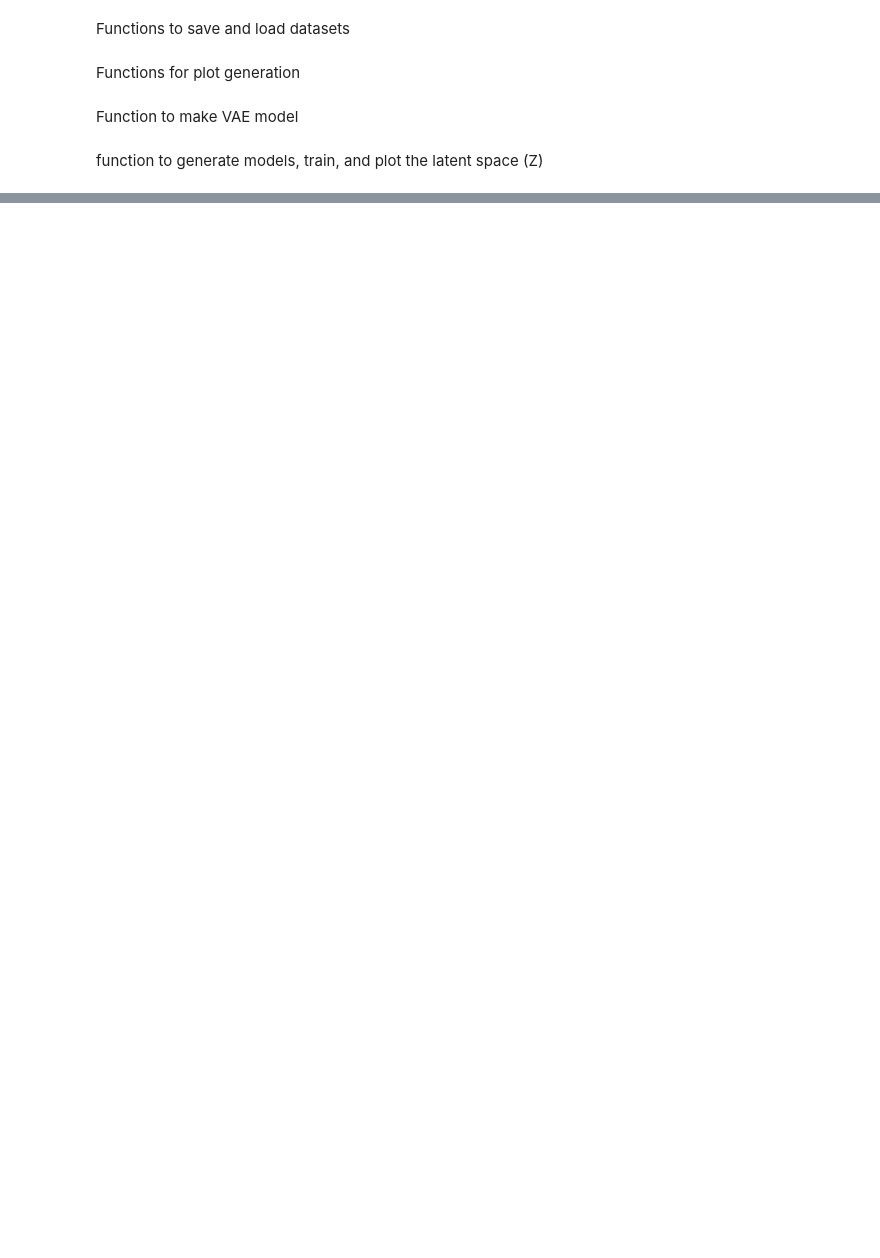
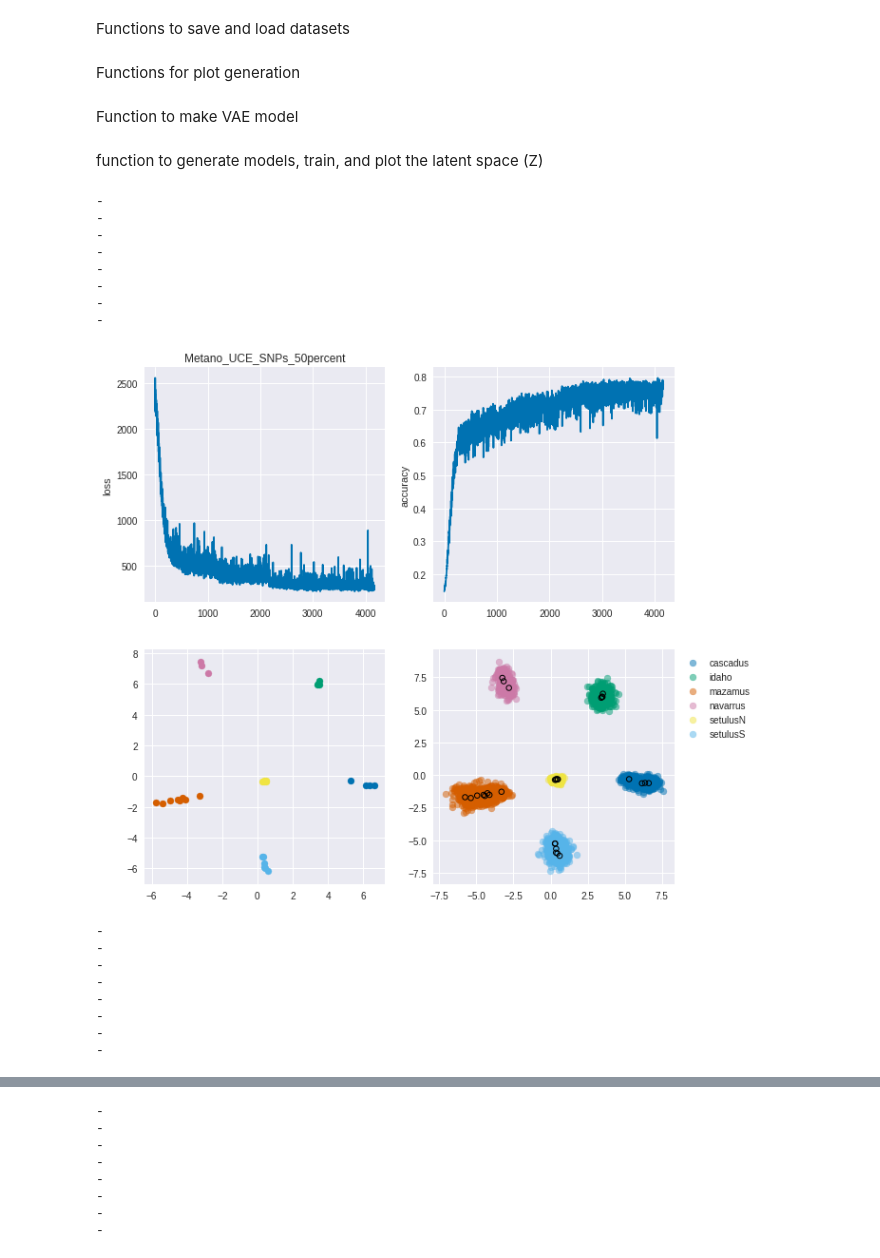
Before and after one commit to sokrypton/sp_deli, a Jupyter notebook: sp_deli_final.ipynb, the cells around one changed output, grey strips where cells are left out. Cells and saved outputs as stored; diff of their text form; code cells hidden in the pictures; blank space fills up the shorter version.

```diff
--- a/sp_deli_final.ipynb
+++ b/sp_deli_final.ipynb
@@ -157,12 +159,12 @@ def mk_model(
 
       # sigma (or standard deviation), keeping close to 1
       # mu (or mean), keeping close to 0
-      kl_loss = kl_weight * K.sum(K.square(Z_mu) + K.square(Z_sigma) - Z_log_sigma_sq - 1.0, axis=-1)
+      kl_loss = K.sum(K.square(Z_mu) + K.square(Z_sigma) - Z_log_sigma_sq - 1.0, axis=-1)
 
       # reconstruction (categorical crossentropy)
       recon = K.sum(keras.metrics.categorical_crossentropy(x_in,x_out) * mask, axis=-1)
 
-      return K.mean(recon + kl_loss)
+      return K.mean(recon + kl_loss * kl_weight)
     return loss
 
   def acc(x_true,x_pred):
@@ -208,7 +210,12 @@ def do_it(data):
 
     for vae in (vae0,vae1):
       print("-")
-      his = vae.fit_generator(gen(batch_size), steps_per_epoch=steps, epochs=epochs, verbose=False)
+      his = vae.fit_generator(
+          gen(batch_size),
+          steps_per_epoch=steps,
+          epochs=epochs,
+          verbose=False
+      )
       loss_history += list(his.history['loss'])
       acc_history += list(his.history['acc'])
 
@@ -232,9 +239,27 @@ def do_it(data):
 # %%
 data_sets = [
     "Metano_UCE_SNPs_50percent.txt",
     "Metano_UCE_SNPs_70percent.txt",
     "Phrynosoma_Leache_etal.txt",
     "Uma_Gottscho_etal.txt",
 ]
 for data_set in data_sets:
-  mu,sg = do_it(load_data("data/"+data_set))
+  mu,sg = do_it(load_data(data_set))
+# %% [output]
+-
+-
+-
+-
+-
+-
+-
+-
+[figure, added]
+-
+-
+-
+-
+-
+-
+-
+-
@@ -240,0 +267,8 @@ for data_set in data_sets:
+-
+-
+-
+-
+-
+-
+-
+-
```
Also changed, not shown: parts of 2 cells of this notebook.
